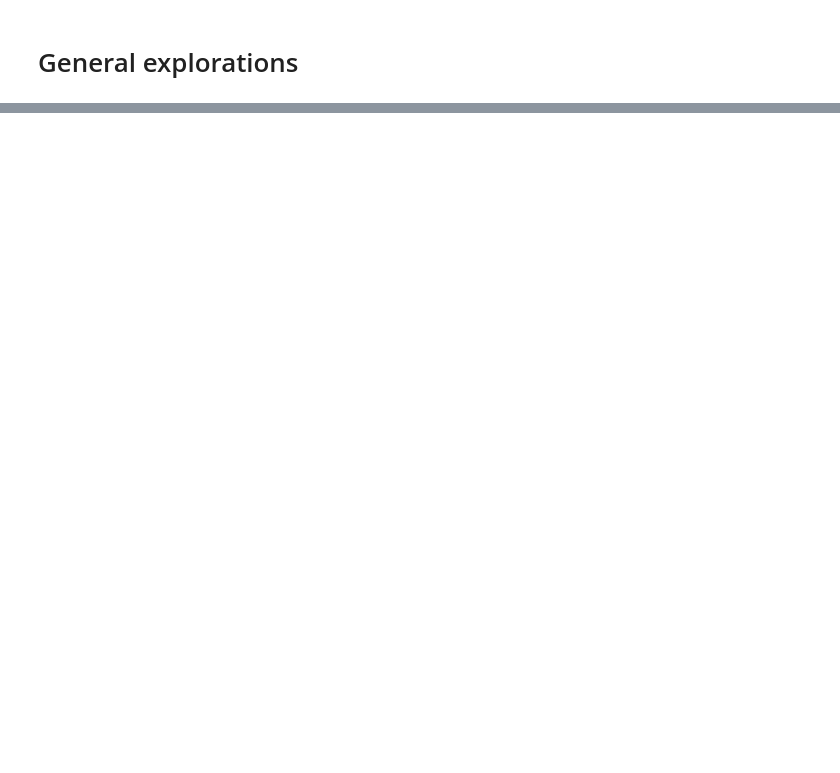
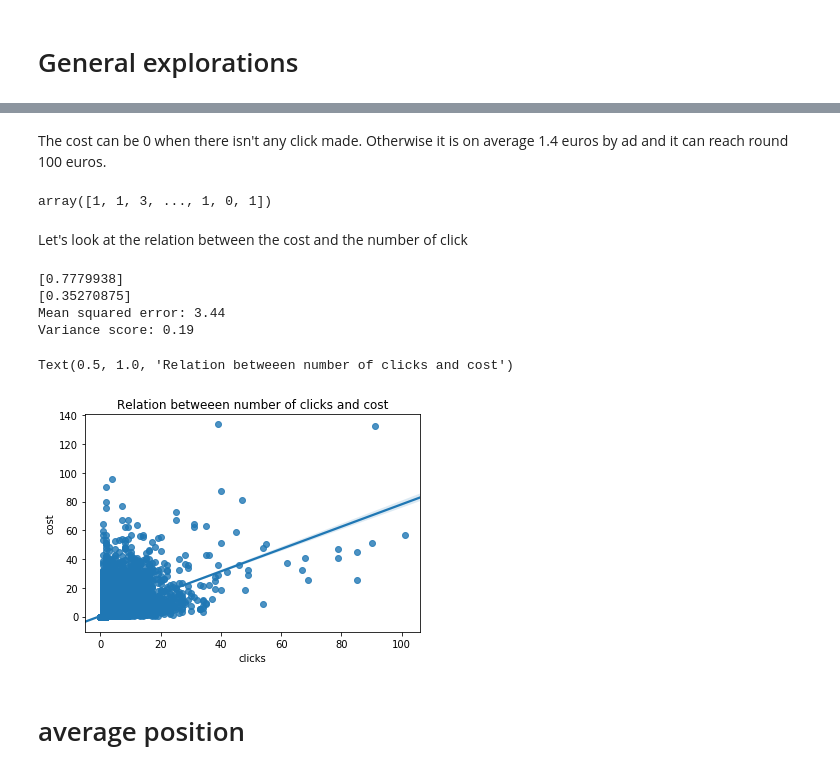
Before and after one commit to paguilmin/Eflab_test, a Jupyter notebook: Test.ipynb, the cells around one changed output, grey strips where cells are left out. Cells and saved outputs as stored; diff of their text form; code cells hidden in the pictures; blank space fills up the shorter version.

```diff
--- a/Test.ipynb
+++ b/Test.ipynb
@@ -50,0 +53,2 @@ df.head()
+# %%
+df = df.drop(['Unnamed: 0'],axis=1)
@@ -59,0 +79,4 @@ There are 671614 observations and 12 features
+# %%
+for i in range(df.shape[1]) :
+    sum_na = df.iloc[:,i].isnull().sum()#.sum()
+    if sum_na !=0 : print(df.columns[i])
@@ -59,0 +106,12 @@ There are 671614 observations and 12 features
+# %%
+print('There are %0.0f distinct dates' %len(df['date'].unique()))
+#date of ad creation
+df.loc[:,'date'] = pd.to_datetime(df.loc[:,'date'])
+# create a feature representing the day
+df.loc[:,'date_day'] = df.loc[:,'date'].dt.day
+# create a feature representing the day of week
+df.loc[:,'date_dayofw'] = df.loc[:,'date'].dt.day_name()
+
+min_created = min(df['date'])
+max_created = max(df['date'])
+print('Campaigns have been created from %s to %s' %(min_created.date(), max_created.date()))
@@ -59,0 +239,12 @@ There are 671614 observations and 12 features
+# %%
+# contains some '+' or not
+df.loc[:,'keyword_+']=0
+df.loc[df['keyword_text_matching_query'].str.contains('\+')==True,'keyword_+']=1
+# contains a '++''
+df.loc[:,'keyword_++']=0
+df.loc[df['keyword_text_matching_query'].str.contains('\+\+')==True,'keyword_++']=1
+# number of keywords
+df.loc[:,'keyword_nb'] = df['keyword_text_matching_query'].str.split(' ')\
+.apply(lambda x : len([i for i in x if i != '++']))
+
+#df.loc[df['keyword_++']==1,['keyword_text_matching_query','keyword_nb_1']]
@@ -59,0 +329,36 @@ There are 671614 observations and 12 features
+# %% [markdown]
+The cost can be 0 when there isn't any click made. Otherwise it is on average 1.4 euros by ad and it can reach round 100 euros.
+# %%
+df.clicks.values#.reshape(-1,1)
+# %% [output]
+array([1, 1, 3, ..., 1, 0, 1])
+# %% [markdown]
+Let's look at the relation between the cost and the number of click
+# %%
+from sklearn import linear_model
+from sklearn.metrics import mean_squared_error, r2_score
+
+regr = linear_model.LinearRegression()
+X = df.clicks.values.reshape(-1,1)
+y = df.cost.values.reshape(-1,1)
+regr.fit(X, y)
+print(regr.coef_[0])
+print(regr.intercept_)
+y_pred = regr.predict(X)
+print("Mean squared error: %.2f"
+      % mean_squared_error(y, y_pred))
+# Explained variance score: 1 is perfect prediction
+print('Variance score: %.2f' % r2_score(y, y_pred))
+# %% [output]
+[0.7779938]
+[0.35270875]
+Mean squared error: 3.44
+Variance score: 0.19
+# %%
+sns.regplot(x='clicks', y="cost", data=df)
+plt.title('Relation betweeen number of clicks and cost')
+# %% [output]
+Text(0.5, 1.0, 'Relation betweeen number of clicks and cost')
+[figure, added]
+# %% [markdown]
+# average position
```
Also changed, not shown: parts of 79 cells of this notebook.
